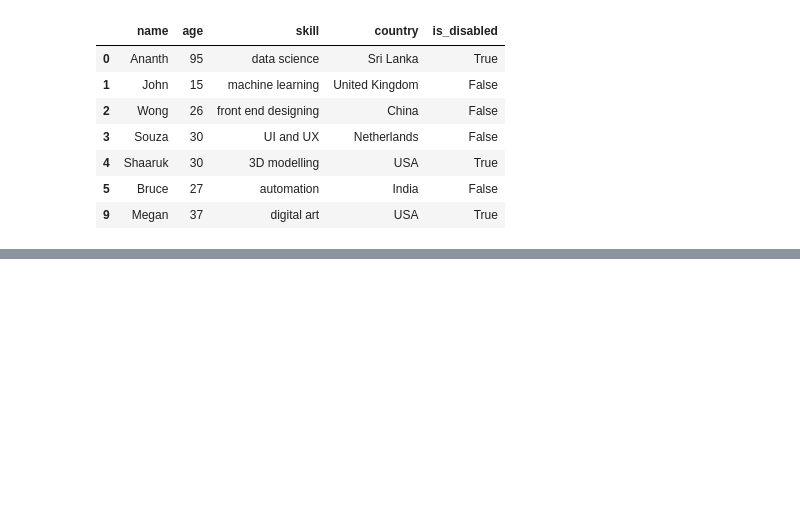
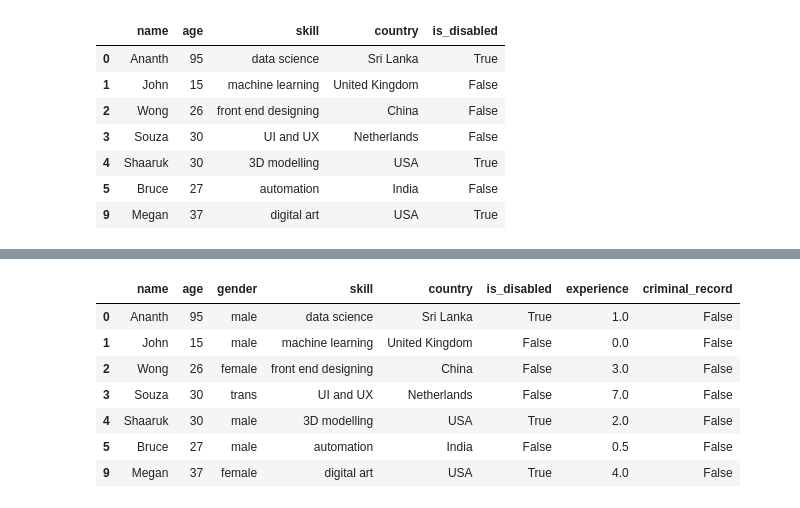
Before and after one commit to govarthenan/datascience-tutorials, a Jupyter notebook: 001.the-pandas-dataframe-make-working-with-data-delightful.ipynb, the cells around one changed output, grey strips where cells are left out. Drawn from its saved outputs; the diff is of its cells as text; code cells hidden in the pictures; blank space fills up the shorter version.

Commit message:
Add subsection: Inserting and deleting columns

```diff
--- a/001.the-pandas-dataframe-make-working-with-data-delightful.ipynb
+++ b/001.the-pandas-dataframe-make-working-with-data-delightful.ipynb
@@ -388,12 +393,10 @@ display(dfuser)
 #       columns=n = Delete a column
 
 # Remove Megan's row
-dfuser.drop(labels=[9], axis=0, inplace=True)
+dfuser.drop(
+    labels=[9], axis=0
+)  # inplace=True has to be passed to apply changes to the original dataframe
 display(dfuser)
-
-# Remove Bruce's row
-dfuser.drop(index=5, inplace=True)
-display(dfuser)
 # %% [output]
 |  | name | age | skill | country | is_disabled |
 | 0 | Ananth | 95 | data science | Sri Lanka | True |
@@ -410,0 +428,4 @@ display(dfuser)
+# %%
+# Just like adding a key-value pair to a dictionary
+dfuser["experience"] = [1, 0, 3, 7, 2, 1 / 2, 4]
+display(dfuser)
@@ -410,0 +441,4 @@ display(dfuser)
+# %%
+# Add a column with a single value
+dfuser["criminal_record"] = False
+display(dfuser)
@@ -410,0 +454,17 @@ display(dfuser)
+# %%
+# Insert a column at a certain location
+dfuser.insert(
+    loc=2,
+    column="gender",
+    value=["male", "male", "female", "trans", "male", "male", "female"],
+)
+display(dfuser)
+# %% [output]
+|  | name | age | gender | skill | country | is_disabled | experience | criminal_record |
+| 0 | Ananth | 95 | male | data science | Sri Lanka | True | 1.0 | False |
+| 1 | John | 15 | male | machine learning | United Kingdom | False | 0.0 | False |
+| 2 | Wong | 26 | female | front end designing | China | False | 3.0 | False |
+| 3 | Souza | 30 | trans | UI and UX | Netherlands | False | 7.0 | False |
+| 4 | Shaaruk | 30 | male | 3D modelling | USA | True | 2.0 | False |
+| 5 | Bruce | 27 | male | automation | India | False | 0.5 | False |
+| 9 | Megan | 37 | female | digital art | USA | True | 4.0 | False |
```
Also changed, not shown: parts of 19 cells of this notebook.
